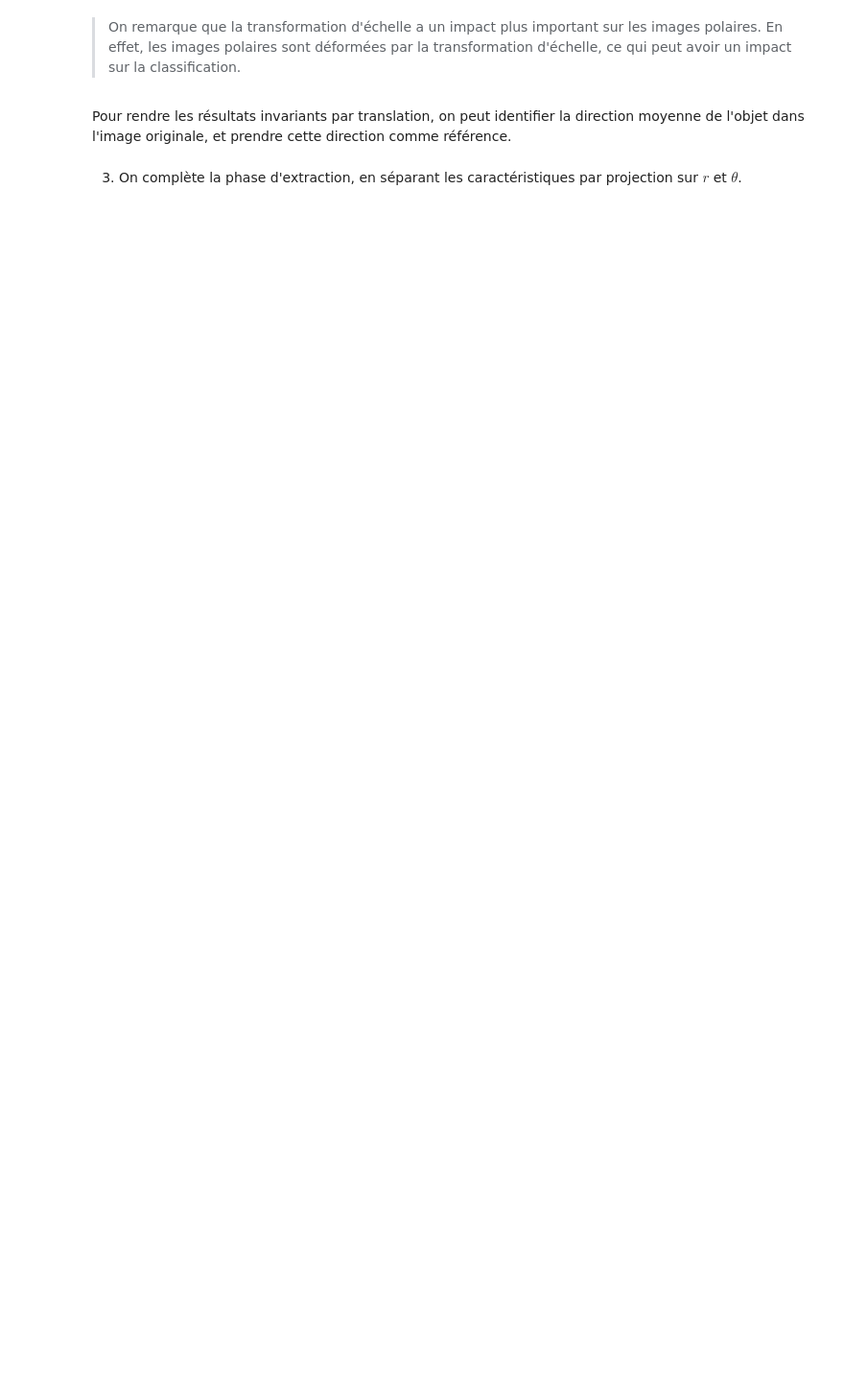
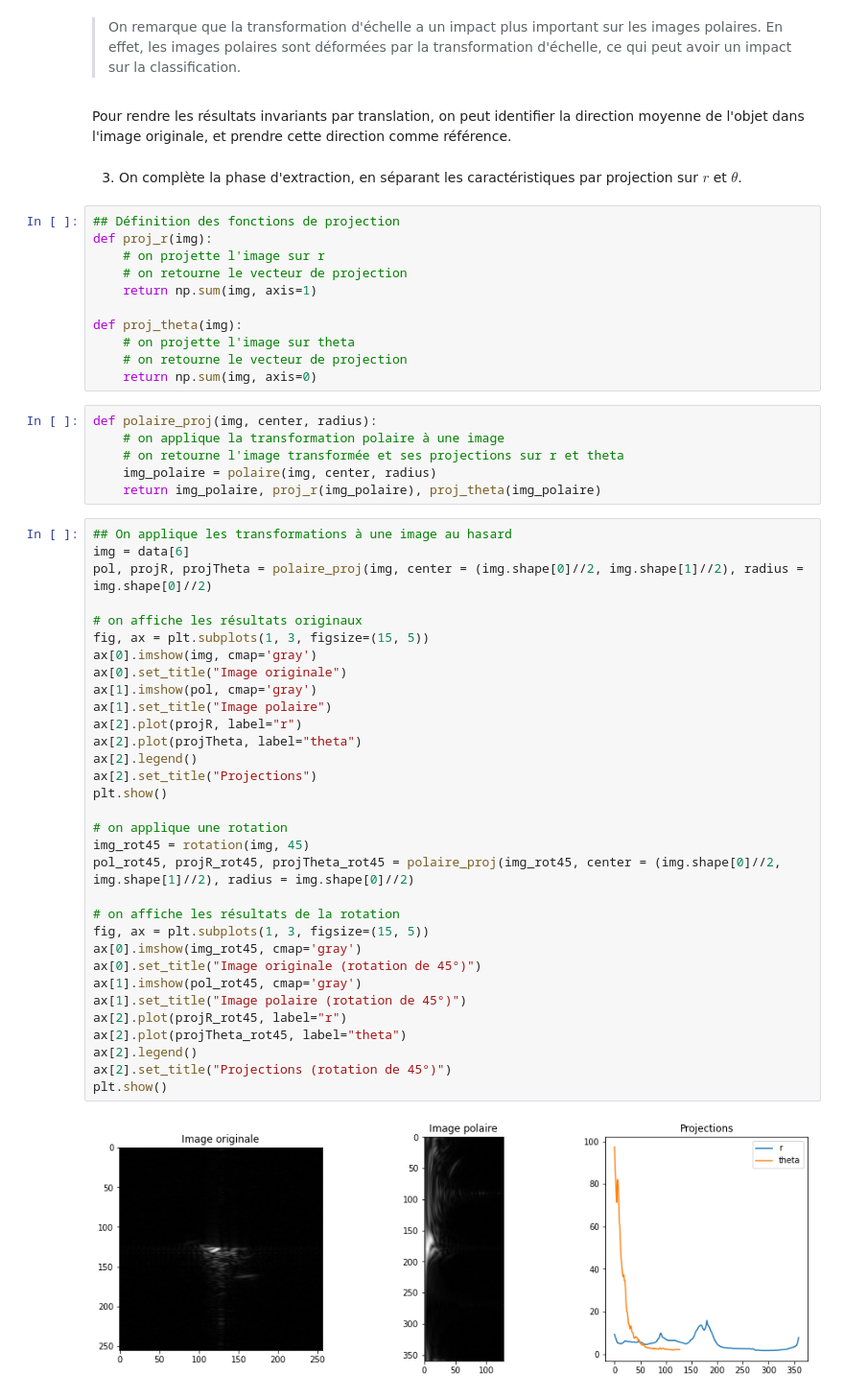
Before and after one commit to thomas40510/MLMythe, a Jupyter notebook: BE-noté/BE noté PRV.ipynb, the cells around one changed output. Shown: that part at 96% size. Drawn from its saved outputs; the diff is of its cells as text; blank space fills up the shorter version.

```diff
--- a/BE-noté/BE noté PRV.ipynb
+++ b/BE-noté/BE noté PRV.ipynb
@@ -234,3 +234,54 @@ plt.show()
 Pour rendre les résultats invariants par translation, on peut identifier la direction moyenne de l'objet dans l'image originale, et prendre cette direction comme référence.
 # %% [markdown]
 3. On complète la phase d'extraction, en séparant les caractéristiques par projection sur $r$ et $\theta$.
+# %%
+## Définition des fonctions de projection
+def proj_r(img):
+    # on projette l'image sur r
+    # on retourne le vecteur de projection
+    return np.sum(img, axis=1)
+
+def proj_theta(img):
+    # on projette l'image sur theta
+    # on retourne le vecteur de projection
+    return np.sum(img, axis=0)
+# %%
+def polaire_proj(img, center, radius):
+    # on applique la transformation polaire à une image
+    # on retourne l'image transformée et ses projections sur r et theta
+    img_polaire = polaire(img, center, radius)
+    return img_polaire, proj_r(img_polaire), proj_theta(img_polaire)
+# %%
+## On applique les transformations à une image au hasard
+img = data[6]
+pol, projR, projTheta = polaire_proj(img, center = (img.shape[0]//2, img.shape[1]//2), radius = img.shape[0]//2)
+
+# on affiche les résultats originaux
+fig, ax = plt.subplots(1, 3, figsize=(15, 5))
+ax[0].imshow(img, cmap='gray')
+ax[0].set_title("Image originale")
+ax[1].imshow(pol, cmap='gray')
+ax[1].set_title("Image polaire")
+ax[2].plot(projR, label="r")
+ax[2].plot(projTheta, label="theta")
+ax[2].legend()
+ax[2].set_title("Projections")
+plt.show()
+
+# on applique une rotation
+img_rot45 = rotation(img, 45)
+pol_rot45, projR_rot45, projTheta_rot45 = polaire_proj(img_rot45, center = (img.shape[0]//2, img.shape[1]//2), radius = img.shape[0]//2)
+
+# on affiche les résultats de la rotation
+fig, ax = plt.subplots(1, 3, figsize=(15, 5))
+ax[0].imshow(img_rot45, cmap='gray')
+ax[0].set_title("Image originale (rotation de 45°)")
+ax[1].imshow(pol_rot45, cmap='gray')
+ax[1].set_title("Image polaire (rotation de 45°)")
+ax[2].plot(projR_rot45, label="r")
+ax[2].plot(projTheta_rot45, label="theta")
+ax[2].legend()
+ax[2].set_title("Projections (rotation de 45°)")
+plt.show()
+# %% [output]
+[figure, added]
```
Also changed, not shown: parts of 6 cells of this notebook.
